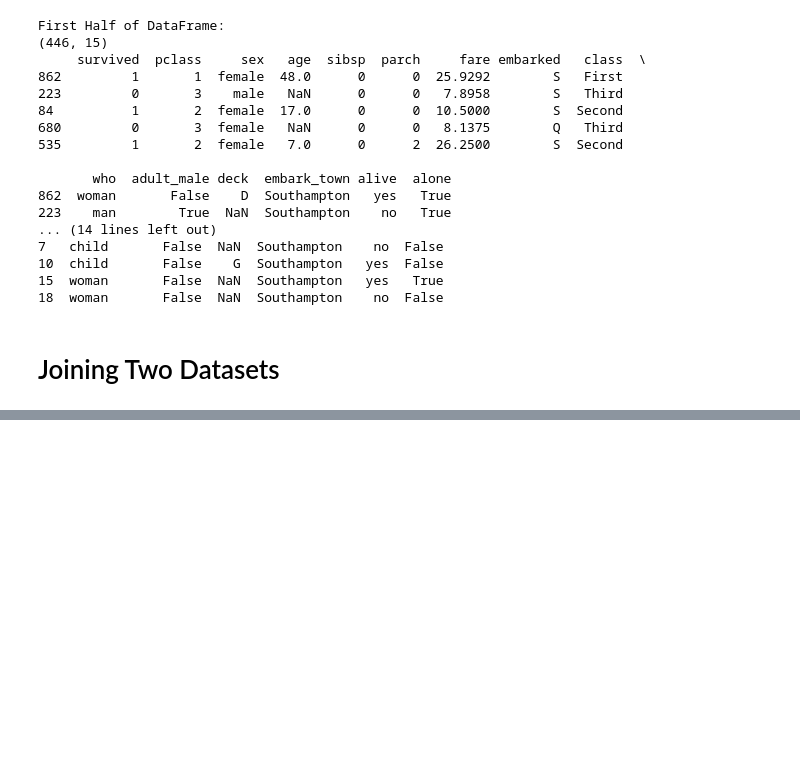
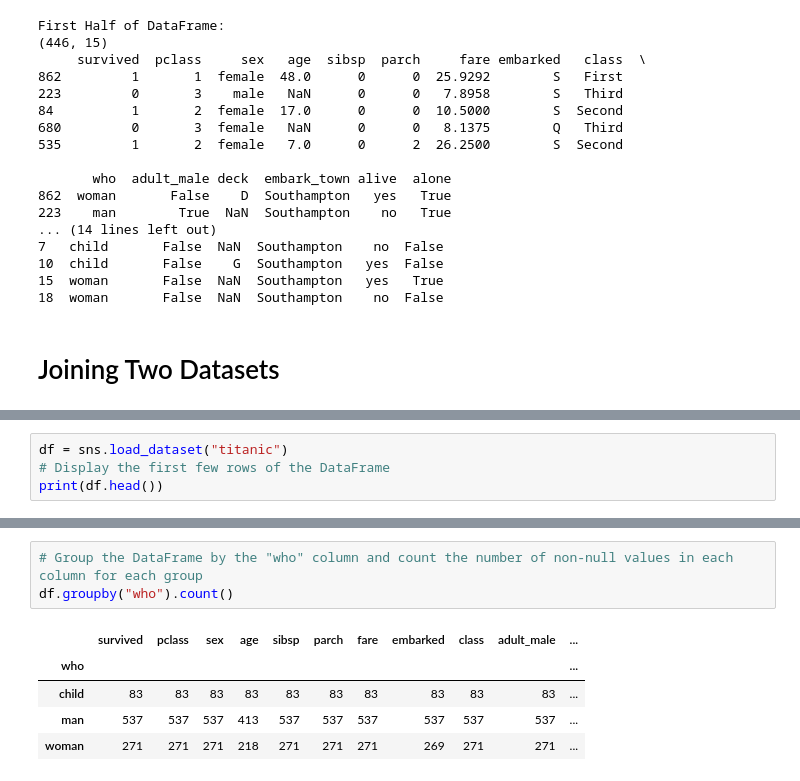
Before and after one commit to Asad15-tech/Alyz.code, a Jupyter notebook: Pandas/01_pandas.ipynb, the cells around one changed output, grey strips where cells are left out. Saved outputs shown, nothing was run; the diff lists cells and outputs as text; blank space fills up the shorter version.

```diff
--- a/Pandas/01_pandas.ipynb
+++ b/Pandas/01_pandas.ipynb
@@ -425,0 +542,4 @@ Concatenated DataFrame:    survived  pclass     sex   age  sibsp  parch     fare
+# %%
+df = sns.load_dataset("titanic")
+# Display the first few rows of the DataFrame
+print(df.head())
@@ -425,0 +560,9 @@ Concatenated DataFrame:    survived  pclass     sex   age  sibsp  parch     fare
+# %%
+# Group the DataFrame by the "who" column and count the number of non-null values in each column for each group
+df.groupby("who").count()
+# %% [output]
+|  | survived | pclass | sex | age | sibsp | parch | fare | embarked | class | adult_male | ... |
+| who |  |  |  |  |  |  |  |  |  |  | ... |
+| child | 83 | 83 | 83 | 83 | 83 | 83 | 83 | 83 | 83 | 83 | ... |
+| man | 537 | 537 | 537 | 413 | 537 | 537 | 537 | 537 | 537 | 537 | ... |
+| woman | 271 | 271 | 271 | 218 | 271 | 271 | 271 | 269 | 271 | 271 | ... |
```
Also changed, not shown: parts of 22 cells of this notebook.
